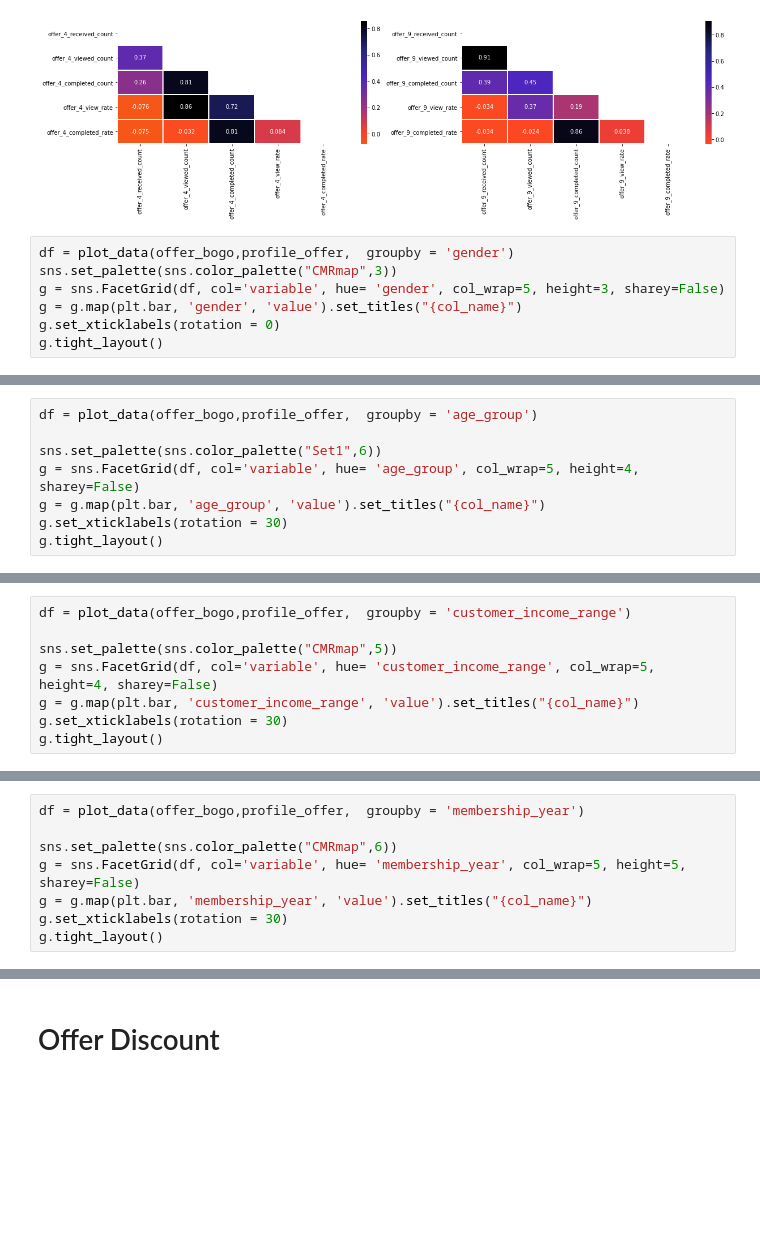
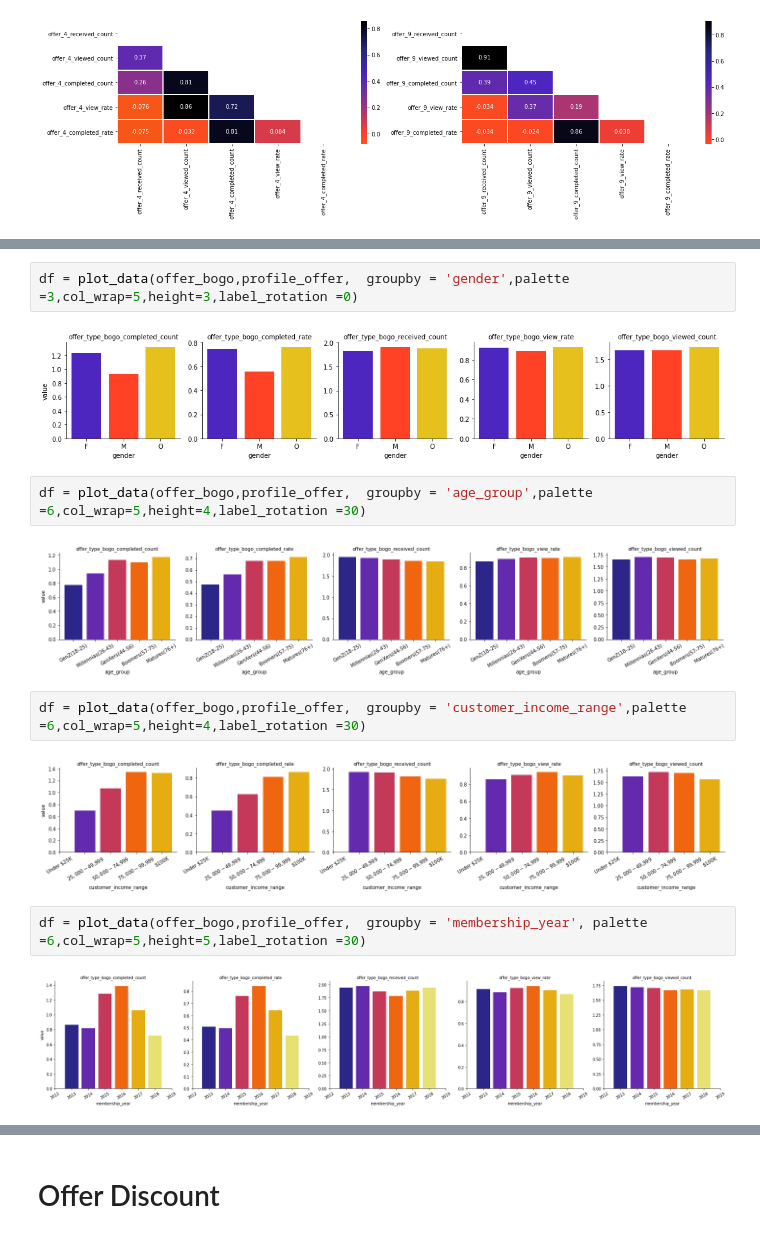
Before and after one commit to Arjunar92/Starbucks_Customer_Segmentation_Project, a Jupyter notebook: Starbucks_Customer_Segmentation_012821a.ipynb, the cells around one changed output, grey strips where cells are left out. Cells and saved outputs as stored; diff of their text form; blank space fills up the shorter version.

```diff
--- a/Starbucks_Customer_Segmentation_012821a.ipynb
+++ b/Starbucks_Customer_Segmentation_012821a.ipynb
@@ -309,10 +315,3 @@ matrix = np.triu(corr)
 ax = sns.heatmap(corr, annot=True,  mask = matrix, linewidths=1, center=0, cmap = "CMRmap_r", ax=axs[1])
 # %% [output]
 [figure]
-# %%
-df = plot_data(offer_bogo,profile_offer,  groupby = 'gender')
-sns.set_palette(sns.color_palette("CMRmap",3))
-g = sns.FacetGrid(df, col='variable', hue= 'gender', col_wrap=5, height=3, sharey=False)
-g = g.map(plt.bar, 'gender', 'value').set_titles("{col_name}")
-g.set_xticklabels(rotation = 0)
-g.tight_layout()
@@ -321,8 +317,0 @@ g.tight_layout()
-# %%
-df = plot_data(offer_bogo,profile_offer,  groupby = 'age_group')
-
-sns.set_palette(sns.color_palette("Set1",6))
-g = sns.FacetGrid(df, col='variable', hue= 'age_group', col_wrap=5, height=4, sharey=False)
-g = g.map(plt.bar, 'age_group', 'value').set_titles("{col_name}")
-g.set_xticklabels(rotation = 30)
-g.tight_layout()
@@ -331,8 +317,0 @@ g.tight_layout()
-# %%
-df = plot_data(offer_bogo,profile_offer,  groupby = 'customer_income_range')
-
-sns.set_palette(sns.color_palette("CMRmap",5))
-g = sns.FacetGrid(df, col='variable', hue= 'customer_income_range', col_wrap=5, height=4, sharey=False)
-g = g.map(plt.bar, 'customer_income_range', 'value').set_titles("{col_name}")
-g.set_xticklabels(rotation = 30)
-g.tight_layout()
@@ -341,8 +317,0 @@ g.tight_layout()
-# %%
-df = plot_data(offer_bogo,profile_offer,  groupby = 'membership_year')
-
-sns.set_palette(sns.color_palette("CMRmap",6))
-g = sns.FacetGrid(df, col='variable', hue= 'membership_year', col_wrap=5, height=5, sharey=False)
-g = g.map(plt.bar, 'membership_year', 'value').set_titles("{col_name}")
-g.set_xticklabels(rotation = 30)
-g.tight_layout()
@@ -360,0 +318,16 @@ g.tight_layout()
+# %%
+df = plot_data(offer_bogo,profile_offer,  groupby = 'gender',palette =3,col_wrap=5,height=3,label_rotation =0)
+# %% [output]
+[figure, added]
+# %%
+df = plot_data(offer_bogo,profile_offer,  groupby = 'age_group',palette =6,col_wrap=5,height=4,label_rotation =30)
+# %% [output]
+[figure, added]
+# %%
+df = plot_data(offer_bogo,profile_offer,  groupby = 'customer_income_range',palette =6,col_wrap=5,height=4,label_rotation =30)
+# %% [output]
+[figure, added]
+# %%
+df = plot_data(offer_bogo,profile_offer,  groupby = 'membership_year', palette =6,col_wrap=5,height=5,label_rotation =30)
+# %% [output]
+[figure, added]
```
Also changed, not shown: parts of 27 cells of this notebook.
